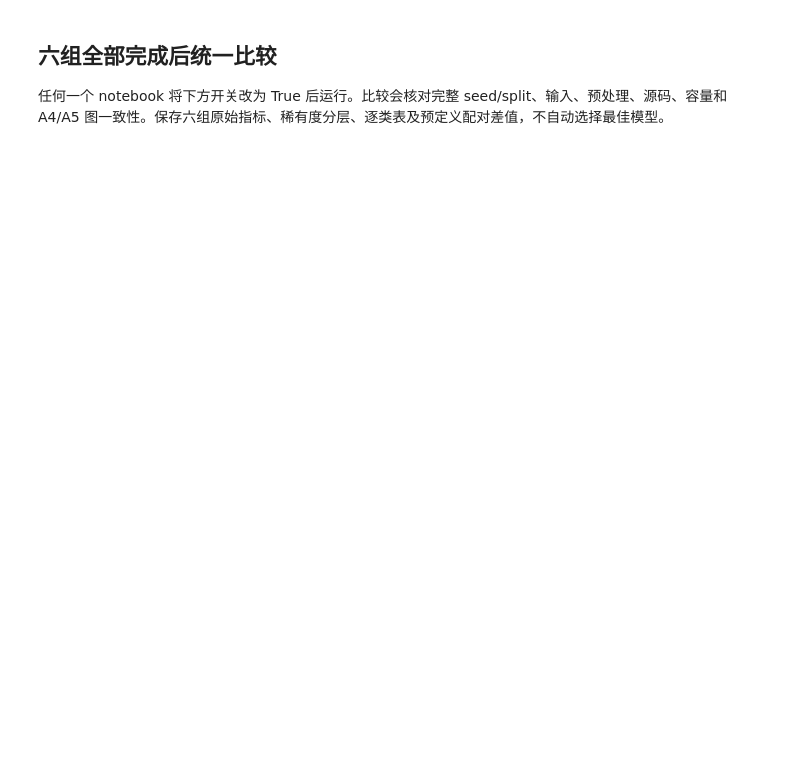
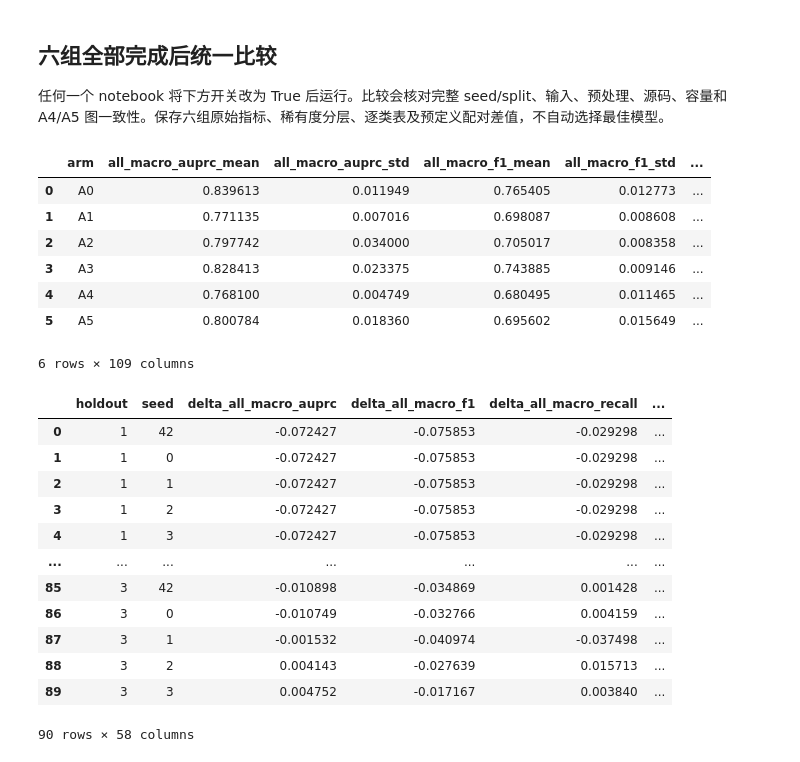
Before and after one commit to HuangMaokujiji-AAA/DeepSpatial, a Jupyter notebook: MMDeepSpatial/A4_A5_GCN.ipynb, the cells around one changed output. Saved outputs shown, nothing was run; the diff lists cells and outputs as text; code cells hidden in the pictures; blank space fills up the shorter version.

```diff
--- a/MMDeepSpatial/A4_A5_GCN.ipynb
+++ b/MMDeepSpatial/A4_A5_GCN.ipynb
@@ -83,8 +163,30 @@ display(by_fold.groupby("arm").agg(["mean", "std"]))
 
 任何一个 notebook 将下方开关改为 True 后运行。比较会核对完整 seed/split、输入、预处理、源码、容量和 A4/A5 图一致性。保存六组原始指标、稀有度分层、逐类表及预定义配对差值，不自动选择最佳模型。
 # %%
-COMPARE_WHEN_READY = False
+COMPARE_WHEN_READY = True
 if COMPARE_WHEN_READY:
     all_runs, aggregate, all_types = compare_arms(OUTPUT_ROOT)
     display(aggregate)
     display(pd.read_csv(OUTPUT_ROOT / "comparison/paired_deltas.csv"))
+# %% [output]
+|  | arm | all_macro_auprc_mean | all_macro_auprc_std | all_macro_f1_mean | all_macro_f1_std | ... |
+| 0 | A0 | 0.839613 | 0.011949 | 0.765405 | 0.012773 | ... |
+| 1 | A1 | 0.771135 | 0.007016 | 0.698087 | 0.008608 | ... |
+| 2 | A2 | 0.797742 | 0.034000 | 0.705017 | 0.008358 | ... |
+| 3 | A3 | 0.828413 | 0.023375 | 0.743885 | 0.009146 | ... |
+| 4 | A4 | 0.768100 | 0.004749 | 0.680495 | 0.011465 | ... |
+| 5 | A5 | 0.800784 | 0.018360 | 0.695602 | 0.015649 | ... |
+6 rows × 109 columns
+|  | holdout | seed | delta_all_macro_auprc | delta_all_macro_f1 | delta_all_macro_recall | ... |
+| 0 | 1 | 42 | -0.072427 | -0.075853 | -0.029298 | ... |
+| 1 | 1 | 0 | -0.072427 | -0.075853 | -0.029298 | ... |
+| 2 | 1 | 1 | -0.072427 | -0.075853 | -0.029298 | ... |
+| 3 | 1 | 2 | -0.072427 | -0.075853 | -0.029298 | ... |
+| 4 | 1 | 3 | -0.072427 | -0.075853 | -0.029298 | ... |
+| ... | ... | ... | ... | ... | ... | ... |
+| 85 | 3 | 42 | -0.010898 | -0.034869 | 0.001428 | ... |
+| 86 | 3 | 0 | -0.010749 | -0.032766 | 0.004159 | ... |
+| 87 | 3 | 1 | -0.001532 | -0.040974 | -0.037498 | ... |
+| 88 | 3 | 2 | 0.004143 | -0.027639 | 0.015713 | ... |
+| 89 | 3 | 3 | 0.004752 | -0.017167 | 0.003840 | ... |
+90 rows × 58 columns
```
Also changed, not shown: parts of 6 cells of this notebook, 2 other files.
